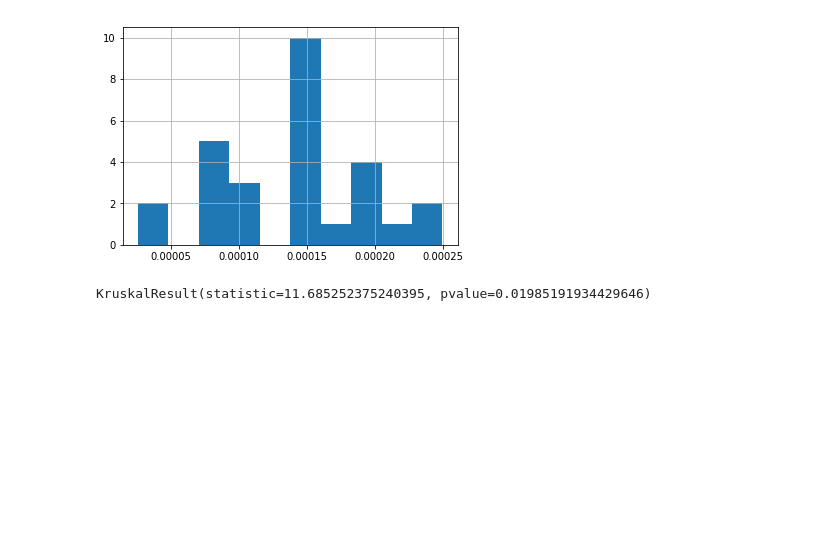
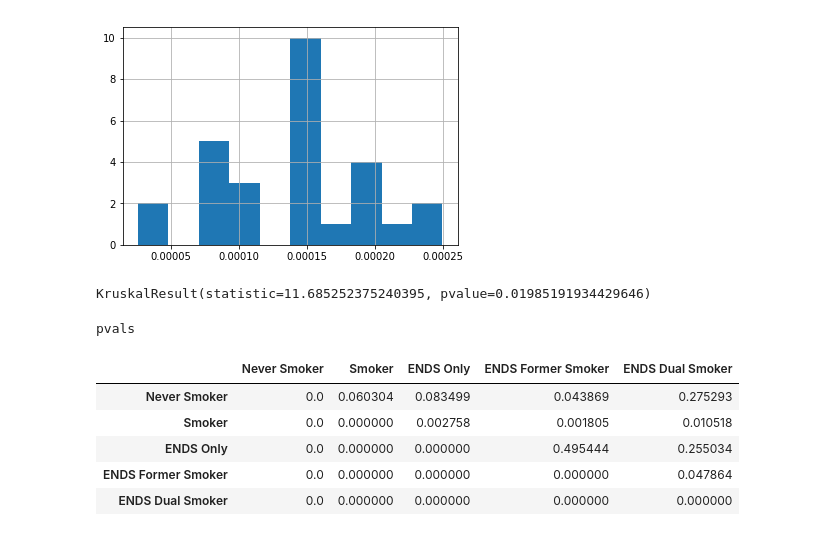
Before and after one commit to sterrettJD/Nicotine-Microbiome, a Jupyter notebook: diamond_analysis/diamond_analysis.ipynb, the cells around one changed output. Drawn from its saved outputs; the diff is of its cells as text; code cells hidden in the pictures; blank space fills up the shorter version.

```diff
--- a/diamond_analysis/diamond_analysis.ipynb
+++ b/diamond_analysis/diamond_analysis.ipynb
@@ -138,7 +174,9 @@ ENDS = metadata.loc[metadata["GroupName"]=="ENDS Only", "Hits per read"]
 ENDS_former = metadata.loc[metadata["GroupName"]=="ENDS Former Smoker", "Hits per read"]
 ENDS_dual = metadata.loc[metadata["GroupName"]=="ENDS Dual Smoker", "Hits per read"]
 # %%
-for group in [never, smoker, ENDS, ENDS_former, ENDS_dual]:
+groups = [never, smoker, ENDS, ENDS_former, ENDS_dual]
+
+for group in groups:
     group.hist()
     plt.show()
 # %% [output]
@@ -152,3 +190,25 @@ stats.kruskal(never, smoker, ENDS, ENDS_former, ENDS_dual,
               nan_policy="omit")
 # %% [output]
 KruskalResult(statistic=11.685252375240395, pvalue=0.01985191934429646)
+# %%
+names = metadata["GroupName"].unique()
+
+pairwise_results_p = np.zeros(shape=(len(groups), len(groups)), )
+pairwise_results_stat = np.zeros(shape=(len(groups), len(groups)))
+for i, first_group in enumerate(groups):
+    for j in range(i+1, len(groups)):
+        second_group = groups[j]
+        stat, p = stats.mannwhitneyu(first_group, second_group)
+        pairwise_results_p[i,j] = p
+        pairwise_results_stat[i,j] = stat
+# %%
+print("pvals")
+pd.DataFrame(pairwise_results_p, index=names, columns=names)
+# %% [output]
+pvals
+|  | Never Smoker | Smoker | ENDS Only | ENDS Former Smoker | ENDS Dual Smoker |
+| Never Smoker | 0.0 | 0.060304 | 0.083499 | 0.043869 | 0.275293 |
+| Smoker | 0.0 | 0.000000 | 0.002758 | 0.001805 | 0.010518 |
+| ENDS Only | 0.0 | 0.000000 | 0.000000 | 0.495444 | 0.255034 |
+| ENDS Former Smoker | 0.0 | 0.000000 | 0.000000 | 0.000000 | 0.047864 |
+| ENDS Dual Smoker | 0.0 | 0.000000 | 0.000000 | 0.000000 | 0.000000 |
```
Also changed, not shown: parts of 13 cells of this notebook.
